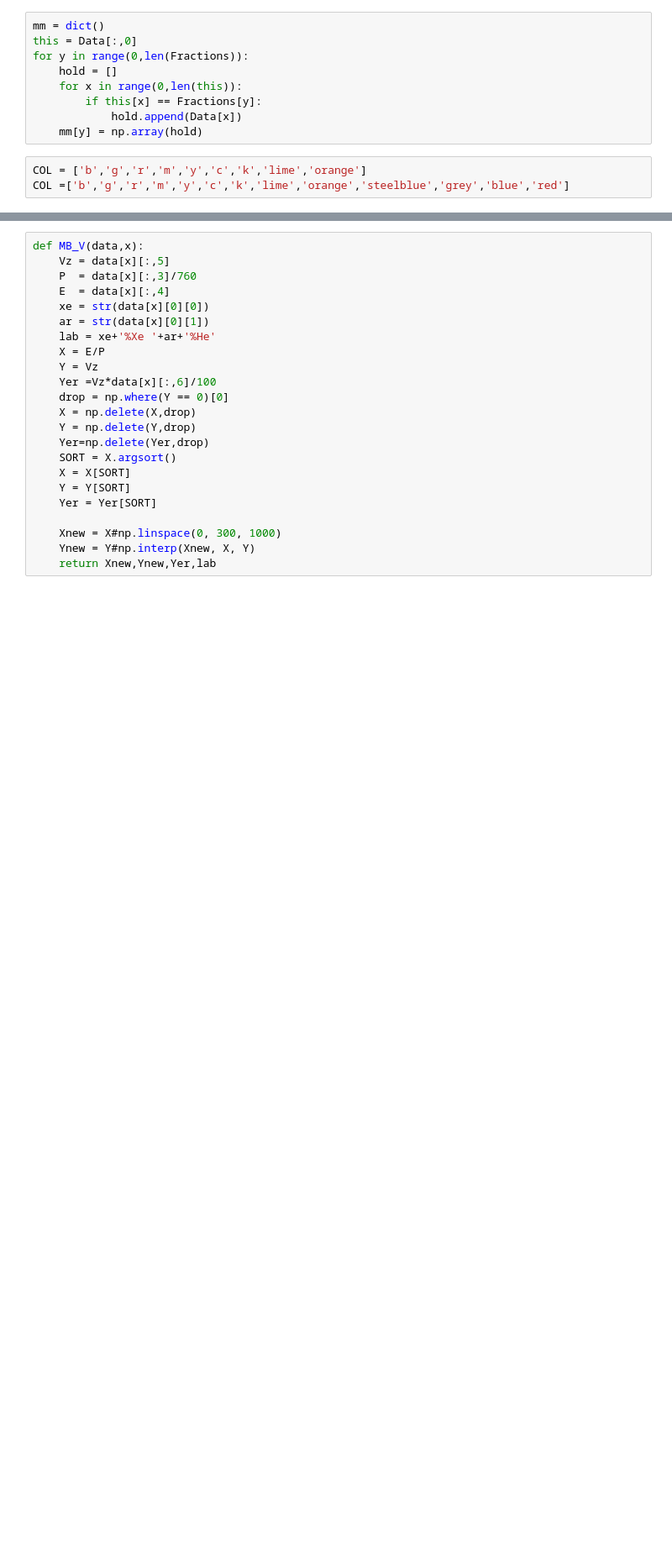
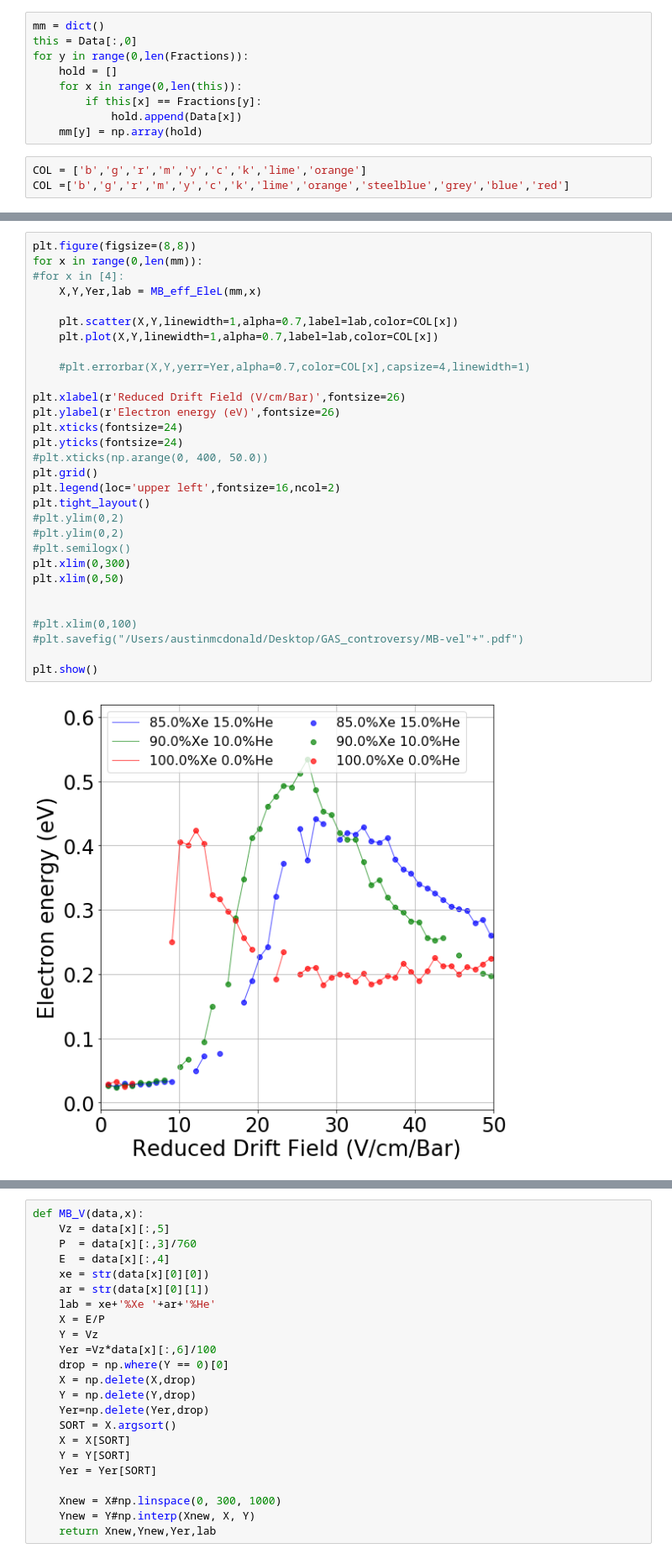
Before and after one commit to AustinMcDonald/Python, a Jupyter notebook: MagBoltz/MB-XeHe-analysis-V11-1P.ipynb, the cells around one changed output, grey strips where cells are left out. Shown at 84% size. Saved outputs shown, nothing was run; the diff lists cells and outputs as text; blank space fills up the shorter version.

```diff
--- a/MagBoltz/MB-XeHe-analysis-V11-1P.ipynb
+++ b/MagBoltz/MB-XeHe-analysis-V11-1P.ipynb
@@ -38,0 +118,32 @@ COL =['b','g','r','m','y','c','k','lime','orange','steelblue','grey','blue','red
+# %%
+plt.figure(figsize=(8,8))
+for x in range(0,len(mm)):
+#for x in [4]:
+    X,Y,Yer,lab = MB_eff_EleL(mm,x)
+
+    plt.scatter(X,Y,linewidth=1,alpha=0.7,label=lab,color=COL[x])
+    plt.plot(X,Y,linewidth=1,alpha=0.7,label=lab,color=COL[x])
+
+    #plt.errorbar(X,Y,yerr=Yer,alpha=0.7,color=COL[x],capsize=4,linewidth=1)
+
+plt.xlabel(r'Reduced Drift Field (V/cm/Bar)',fontsize=26)
+plt.ylabel(r'Electron energy (eV)',fontsize=26)
+plt.xticks(fontsize=24)
+plt.yticks(fontsize=24)
+#plt.xticks(np.arange(0, 400, 50.0))
+plt.grid()
+plt.legend(loc='upper left',fontsize=16,ncol=2)
+plt.tight_layout()
+#plt.ylim(0,2)
+#plt.ylim(0,2)
+#plt.semilogx()
+plt.xlim(0,300)
+plt.xlim(0,50)
+
+
+#plt.xlim(0,100)
+#plt.savefig("/Users/austinmcdonald/Desktop/GAS_controversy/MB-vel"+".pdf")
+
+plt.show()
+# %% [output]
+[figure, added]
```
Also changed, not shown: parts of 4 cells of this notebook, 3 other files.
